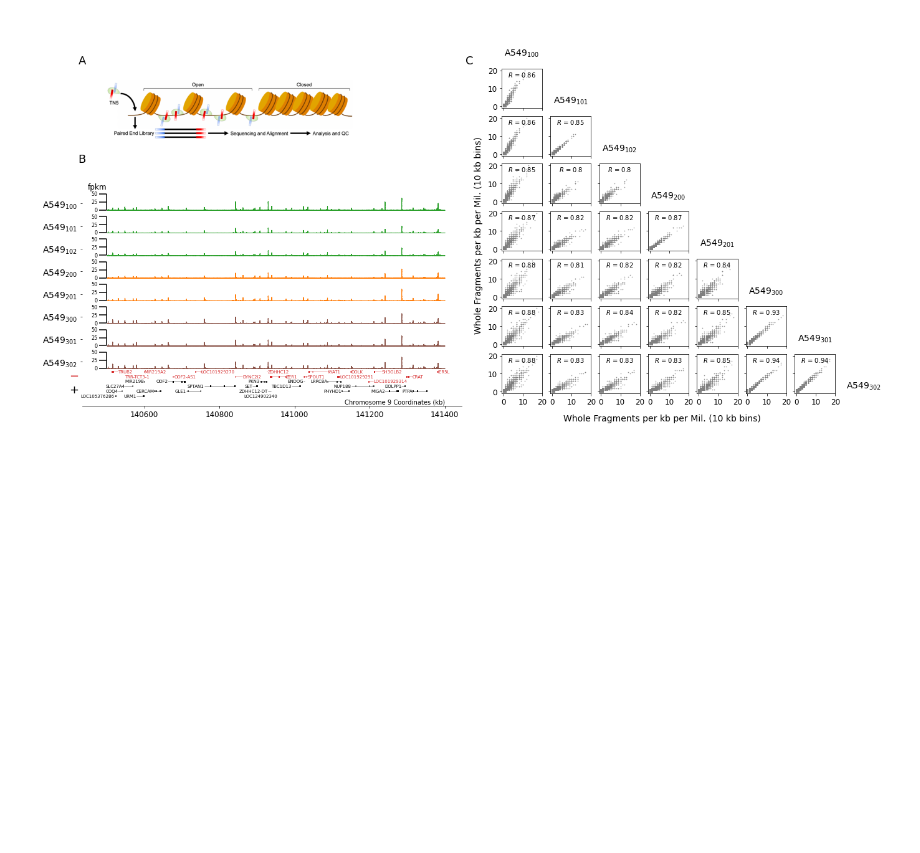
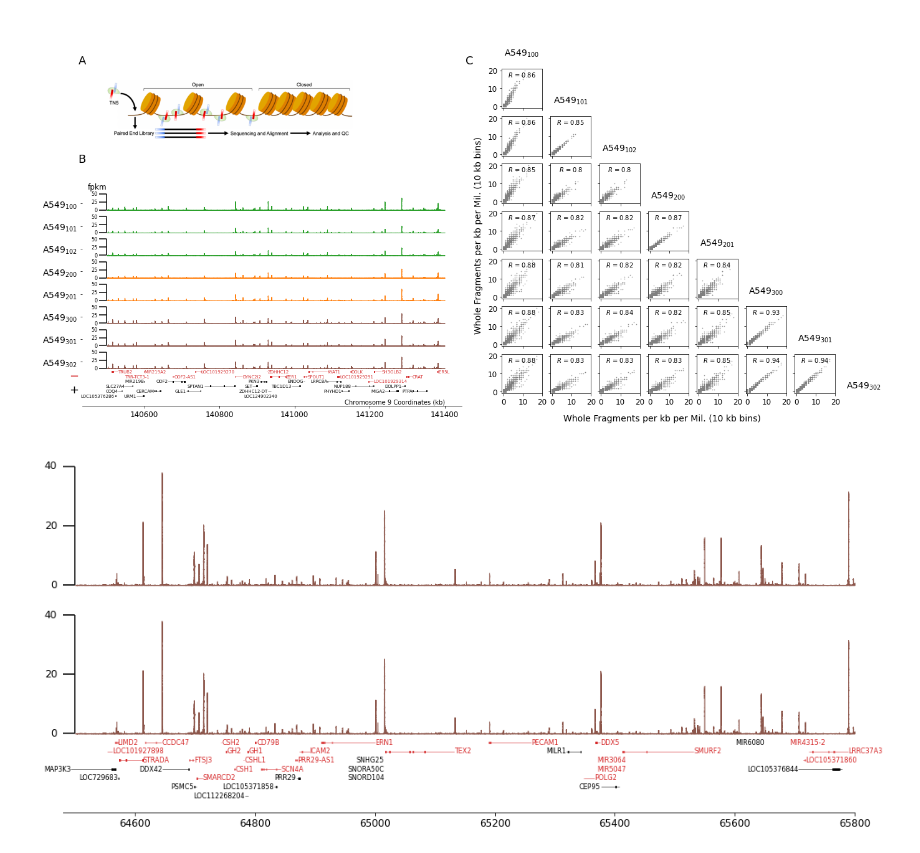
Before and after one commit to SLUR-m-Py/ATAC-seq_Simulation, a Jupyter notebook: NOTEBOOKS/Real_Correlation_Counts_Figure1_Figure2_Figure4_SFigure2_SFigure3.ipynb, the cells around one changed output. Cells and saved outputs as stored; diff of their text form; code cells hidden in the pictures; blank space fills up the shorter version.

```diff
--- a/NOTEBOOKS/Real_Correlation_Counts_Figure1_Figure2_Figure4_SFigure2_SFigure3.ipynb
+++ b/NOTEBOOKS/Real_Correlation_Counts_Figure1_Figure2_Figure4_SFigure2_SFigure3.ipynb
@@ -205,8 +202,8 @@ assert merge_check == len(samples), "ERROR: There are samples we do not recogniz
 def bamname(s):
     return 'merged.%s.filtq30.bam'%s
 
-## Set table path
-table_path = '../MISC/full.table.csv'
+## Set table path, this csv file is generated in Mapping_stats_and_counts_Table1_STable1.ipynb
+table_path = '../DATA/MISC/full.table.csv'
 
 ## Load table
 full_table = pd.read_csv(table_path)
@@ -391,5 +383,9 @@ def undermask(df):
 # %%
-per_val = undermask(per)
-spe_val = undermask(spe)
-rsq_val = undermask(rsq)
-nmi_val = undermask(nmi)
+## Gather the lower tri of each correlation values
+per_val, spe_val, rsq_val, nmi_val = undermask(per), undermask(spe), undermask(rsq), undermask(nmi)
+
+## Calcluate variance for each stat
+k = np.round(np.array([np.var(per_val,ddof=1),np.var(spe_val,ddof=1),np.var(rsq_val,ddof=1),np.var(nmi_val,ddof=1)]),4)
+
+## Print to screen
+k
@@ -565,11 +505,0 @@ plt.ylabel('\nPearson $R$',fontsize=14);
-# %%
-def sortglob(wildcard):
-    return sorted(glob.glob(wildcard))
-
-def loadbdg(inpath,chrom,left,right):
-
-    temp = pd.read_csv(inpath,sep='\t',names=['Chrom','Start','End','FpKM'])
-    temp = temp[(temp.Chrom==chrom)]
-    temp['Meanpos'] = temp[['Start','End']].T.mean()
-    temp = temp[(temp.Meanpos>=left) & (temp.Meanpos<=right)]
-    return temp
@@ -742,10 +544,13 @@ for i,(j,g) in enumerate(pos_igv):
 # %%
+## Call a figure set facecolro
 fig,ax = plt.subplots(8,8,figsize=(11,11),sharex=True,sharey=True);
 fig.set_facecolor('w')
 
+## Initilize list
 pearsons = []
+
+## Iterate thru A549 sample names
 for i,m1 in enumerate(a549_names):
-
     for j,m2 in enumerate(a549_names):
 
         if i > j:
@@ -807,12 +612,15 @@ plt.sca(igv_ix)
 ## Turn off the the axis
 [igv_ix.spines[t].set_visible(False) for t in ['top','right','left']]
 
-
+## Annoate the plot
 plt.text(x=141.4*(10**6),y=-110,s='Chromosome 9 Coordinates (kb)',fontsize=10,ha='right')
 plt.text(x=140.4*(10**6),y=-33, s = u"\u2212",fontsize=18,color='tab:red')
 plt.text(x=140.4*(10**6),y=-75, s = '+',      fontsize=18,color='k')
 
+## Set the seporator space
 sep = 70
+
+## Iterate thrut he bdg files
 for i,b in enumerate(bdgs[::-1]):
 
     ## Plot a window of interest
@@ -851,7 +659,7 @@ plt.text(x=left-25000,y=np.max(liney)+22,s='fpkm',va='center',ha='center',fontsi
 pos_igv = igv.groupby('Gene')
 
 ## Load in the positional df
-pos_df = pd.read_csv('../MISC/y_position_df.csv',index_col=0)
+pos_df = pd.read_csv('../DATA/MISC/y_position_df.csv',index_col=0)
 
 ## Add negative genes
 for i,(j,g) in enumerate(pos_igv):
@@ -953,34 +707,36 @@ plt.fill_between(r0.Meanpos.values,50,r0.FpKM.values+50,color='tab:brown',raster
 
 ## Plot the y-axis
 plt.vlines(nleft,50,90,color='k')
 plt.hlines(np.array([0,20,40])+50,nleft,nleft-25000,color='k')
 [plt.text(nleft-30000,s+50,s,va='center',ha='right',color='k',fontsize=12) for s in [0,20,40]];
 
 ## Get the xticks
 p,l = plt.xticks()
 
 ## reset the ticks
 plt.xticks(p[1:-1],np.array(p[1:-1]/1000,dtype=int),fontsize=12);
 
 ## Turn off the the axis
 [ax.spines[t].set_visible(False) for t in ['top','right','left']];
 
 ## Turn off the yticks
 plt.yticks([]);
 
 ## Set the xlimits
 plt.xlim(nleft-20000,nright);
 
 ## Load in the positional vector
-pos_df = pd.read_csv('../MISC/figure.2A_1.pos.csv',index_col=0,header=None)
+pos_df = pd.read_csv('../DATA/MISC/figure.2A_1.pos.csv',index_col=0,header=None)
 
 ## Plot the gene
 for i,(j,g) in enumerate(igv2.groupby('Gene')):
     if 'gene' in g.Feature.tolist():
         plotgene(g, y = pos_df.loc[j,1],ymod=5)
 
 ## save the figure
 plt.savefig('../FIGURES/Figure.2A_1.png',dpi=600,bbox_inches='tight');
+# %% [output]
+[figure, added]
 # %%
 ## Call a figure
 fig,ax = plt.subplots(1,1,figsize=(17,8),sharex=True,sharey=True)
```
Also changed, not shown: parts of 51 cells of this notebook, 8 other files.
